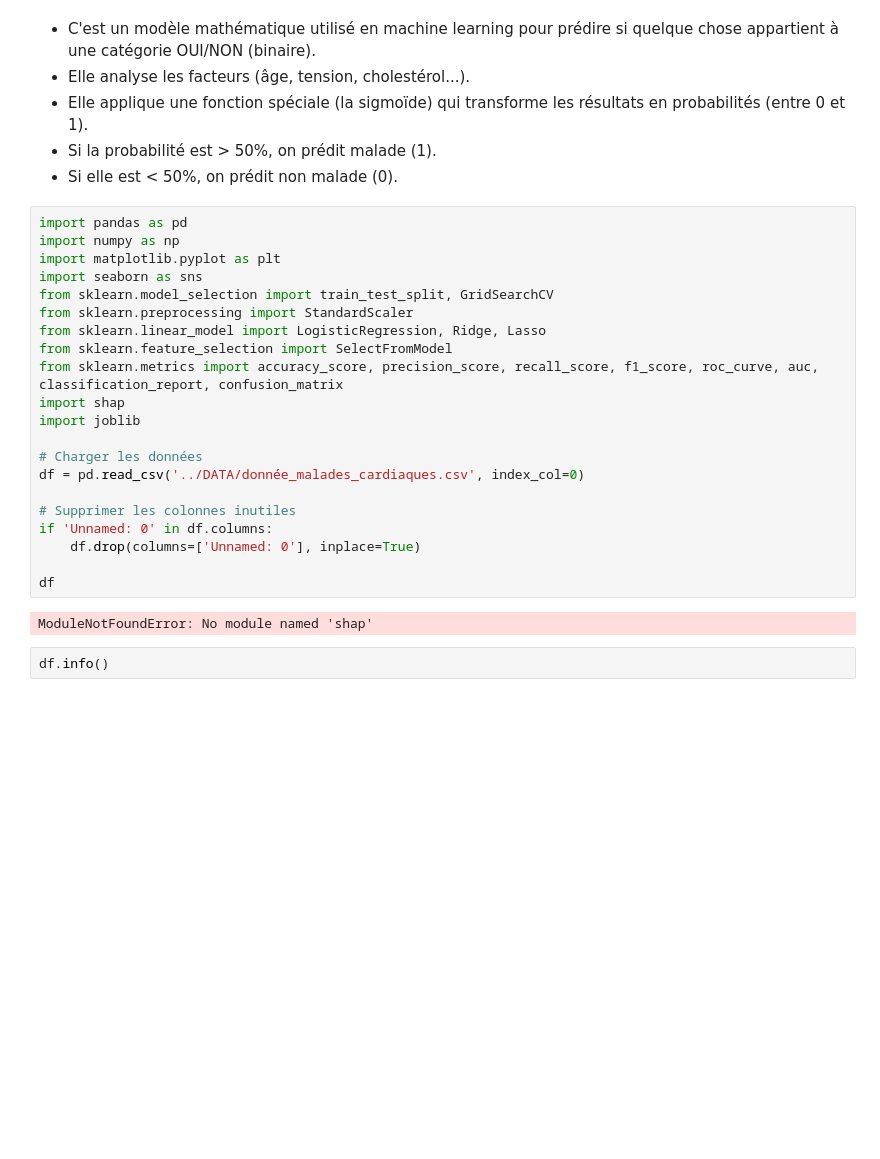
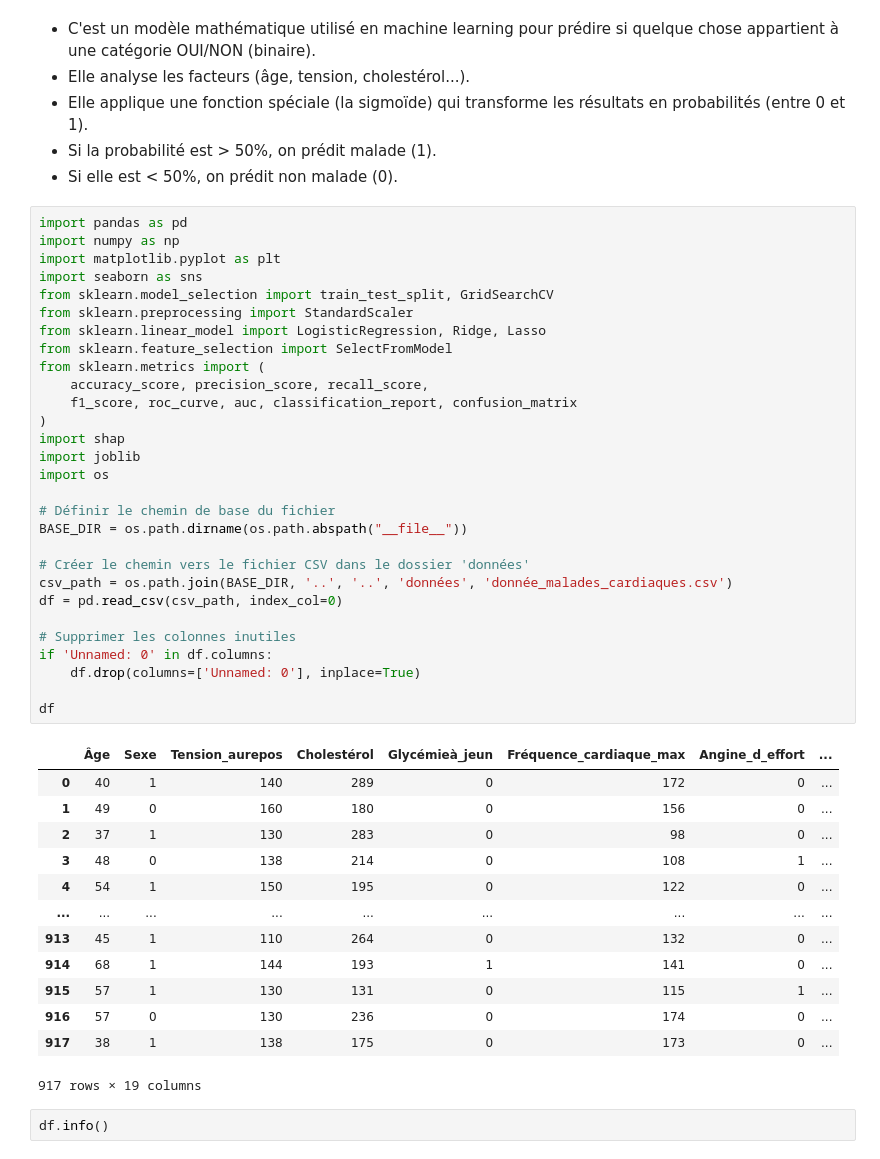
Before and after one commit to CandiceGiami/ProjetMaladiesCardiaques, a Jupyter notebook: DATA/algo_jupyter/regression_logistique/regression.ipynb, the cells around one changed output. Cells and saved outputs as stored; diff of their text form; blank space fills up the shorter version.

```diff
--- a/REGRESSION_CANDICE/regression copy.ipynb
+++ b/DATA/algo_jupyter/regression_logistique/regression.ipynb
@@ -9,26 +9,46 @@
 # %%
 import pandas as pd
 import numpy as np
 import matplotlib.pyplot as plt
 import seaborn as sns
 from sklearn.model_selection import train_test_split, GridSearchCV
 from sklearn.preprocessing import StandardScaler
 from sklearn.linear_model import LogisticRegression, Ridge, Lasso
 from sklearn.feature_selection import SelectFromModel
-from sklearn.metrics import accuracy_score, precision_score, recall_score, f1_score, roc_curve, auc, classification_report, confusion_matrix
+from sklearn.metrics import (
+    accuracy_score, precision_score, recall_score,
+    f1_score, roc_curve, auc, classification_report, confusion_matrix
+)
 import shap
 import joblib
+import os
 
-# Charger les données
-df = pd.read_csv('../DATA/donnée_malades_cardiaques.csv', index_col=0)
+# Définir le chemin de base du fichier
+BASE_DIR = os.path.dirname(os.path.abspath("__file__"))
+
+# Créer le chemin vers le fichier CSV dans le dossier 'données'
+csv_path = os.path.join(BASE_DIR, '..', '..', 'données', 'donnée_malades_cardiaques.csv')
+df = pd.read_csv(csv_path, index_col=0)
 
 # Supprimer les colonnes inutiles
 if 'Unnamed: 0' in df.columns:
     df.drop(columns=['Unnamed: 0'], inplace=True)
 
 df
 # %% [output]
+|  | Âge | Sexe | Tension_aurepos | Cholestérol | Glycémieà_jeun | Fréquence_cardiaque_max | Angine_d_effort | ... |
+| 0 | 40 | 1 | 140 | 289 | 0 | 172 | 0 | ... |
+| 1 | 49 | 0 | 160 | 180 | 0 | 156 | 0 | ... |
+| 2 | 37 | 1 | 130 | 283 | 0 | 98 | 0 | ... |
+| 3 | 48 | 0 | 138 | 214 | 0 | 108 | 1 | ... |
+| 4 | 54 | 1 | 150 | 195 | 0 | 122 | 0 | ... |
+| ... | ... | ... | ... | ... | ... | ... | ... | ... |
+| 913 | 45 | 1 | 110 | 264 | 0 | 132 | 0 | ... |
+| 914 | 68 | 1 | 144 | 193 | 1 | 141 | 0 | ... |
+| 915 | 57 | 1 | 130 | 131 | 0 | 115 | 1 | ... |
+| 916 | 57 | 0 | 130 | 236 | 0 | 174 | 0 | ... |
+| 917 | 38 | 1 | 138 | 175 | 0 | 173 | 0 | ... |
-ModuleNotFoundError: No module named 'shap'
+917 rows × 19 columns
 # %%
 df.info()
 # %% [output]
```
Also changed, not shown: parts of 8 cells of this notebook, 26 other files.
